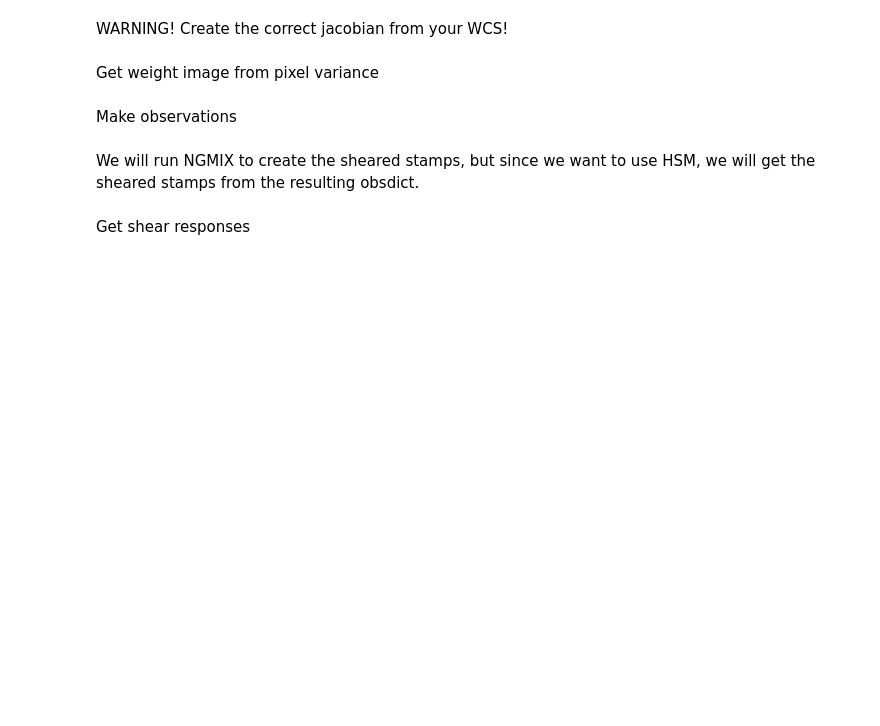
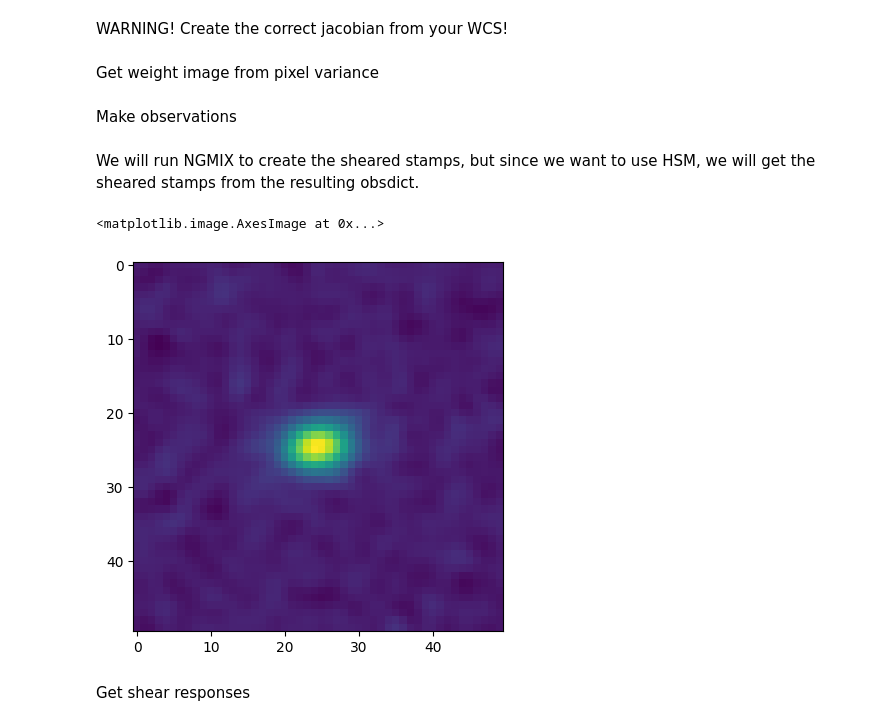
Before and after one commit to andrevitorelli/that-box-over-there, a Jupyter notebook: MetaCalReGauss.ipynb, the cells around one changed output. Saved outputs shown, nothing was run; the diff lists cells and outputs as text; code cells hidden in the pictures; blank space fills up the shorter version.

Commit message:
adding metacal gist

```diff
--- a/MetaCalReGauss.ipynb
+++ b/MetaCalReGauss.ipynb
@@ -91,20 +94,22 @@ Make observations
 psf_obs = ngmix.Observation(
     psf_array,
     weight=psf_wt,
-    jacobian=psf_jacobian,
 )
 
 obs = ngmix.Observation(
     obs_array,
     weight=wt,
-    jacobian=jacobian,
     psf=psf_obs,
 )
 # %% [markdown]
 We will run NGMIX to create the sheared stamps, but since we want to use HSM, we will get the sheared stamps from the resulting obsdict.
 # %%
-rng = numpy.random.RandomState()
-obsdict  = ngmix.metacal.get_all_metacal(obs,psf='dilate',rng=rng)
+obsdict = ngmix.metacal.get_all_metacal(obs,psf='gauss',rng=rng,fixnoise=True)
+# %%
+imshow(obsdict['noshear'].image)
+# %% [output]
+<matplotlib.image.AxesImage at 0x...>
+[figure, added]
 # %%
 resdict = {x:None for x in obsdict.keys()}
 for key in obsdict.keys():
```
Also changed, not shown: parts of 10 cells of this notebook, 1 other file.
